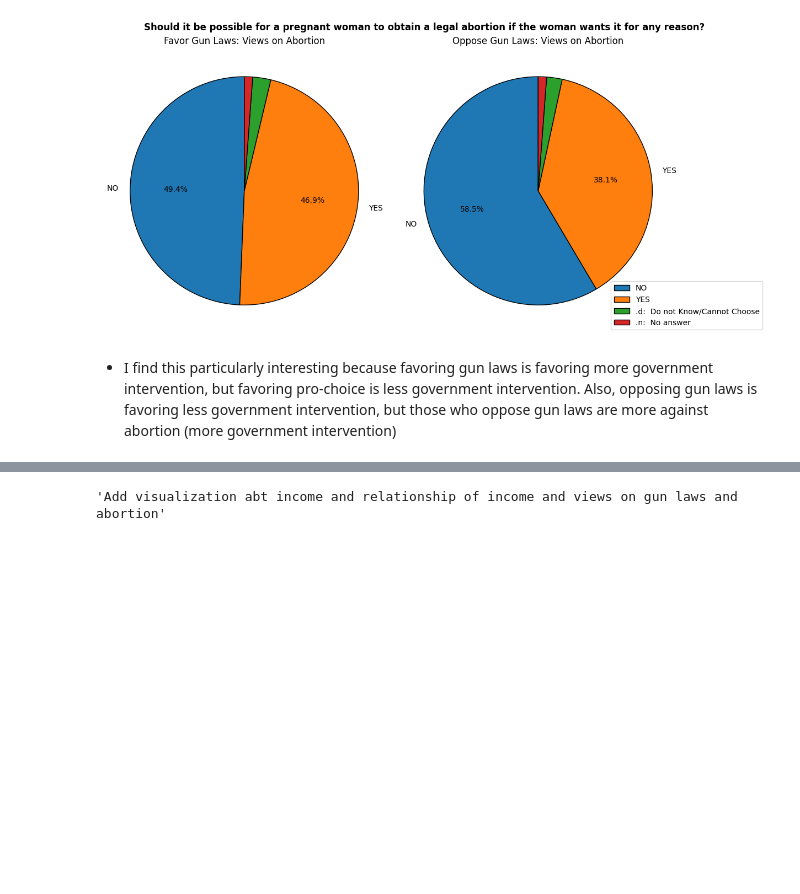
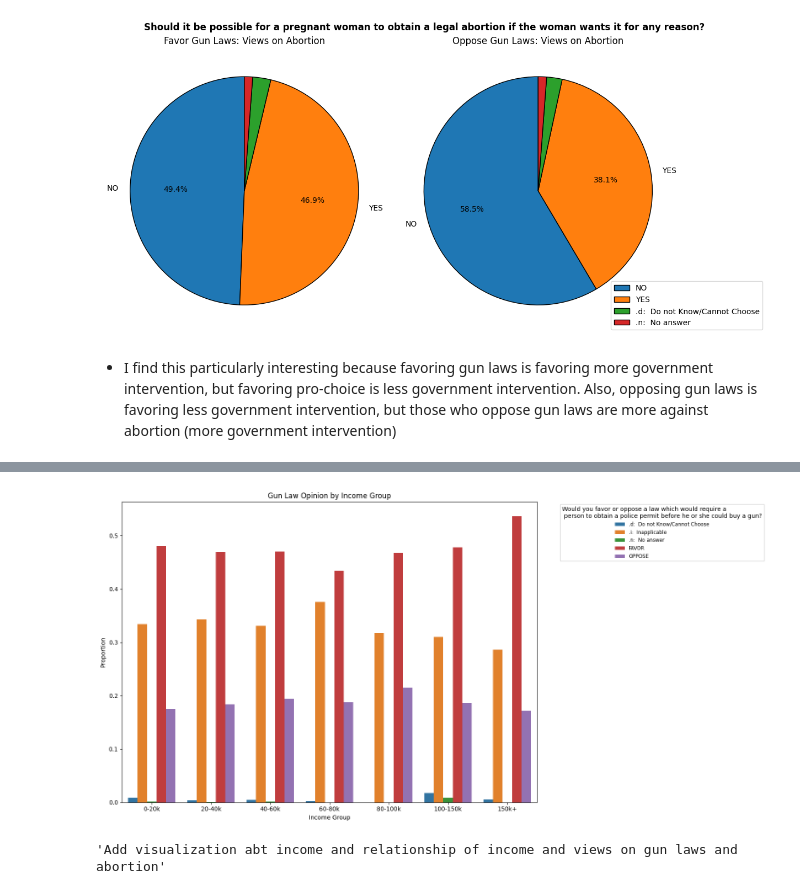
Before and after one commit to kimberlyyliuu/EDA, a Jupyter notebook: lab/gss.ipynb, the cells around one changed output, grey strips where cells are left out. Saved outputs shown, nothing was run; the diff lists cells and outputs as text; code cells hidden in the pictures; blank space fills up the shorter version.

```diff
--- a/lab/gss.ipynb
+++ b/lab/gss.ipynb
@@ -496,3 +519,19 @@ plt.show()
+# %%
+# Compute proportions by income group for gun law opinions
+income_gunlaw_counts = df.groupby('income_group')['gunlaw'].value_counts(normalize=True).unstack()
+income_gunlaw_counts = income_gunlaw_counts.reset_index().melt(id_vars='income_group', var_name='gunlaw', value_name='proportion')
+
+# Compare gun law opinions by income group
+plt.figure(figsize=(16, 8))  # Increase the figure size
+sns.barplot(data=income_gunlaw_counts, x='income_group', y='proportion', hue='gunlaw')
+plt.title('Gun Law Opinion by Income Group')
+plt.xlabel('Income Group')
+plt.ylabel('Proportion')
+plt.legend(title='Would you favor or oppose a law which would require a \n person to obtain a police permit before he or she could buy a gun?', bbox_to_anchor=(1.05, 1), loc='upper left', fontsize='small')  # Make the legend smaller
+plt.tight_layout()
+plt.show()
+# %% [output]
+[figure, added]
 # %%
 '''Add visualization abt income and relationship of income and views on gun laws and abortion'''
 # %% [output]
```
Also changed, not shown: parts of 1 cell of this notebook.
